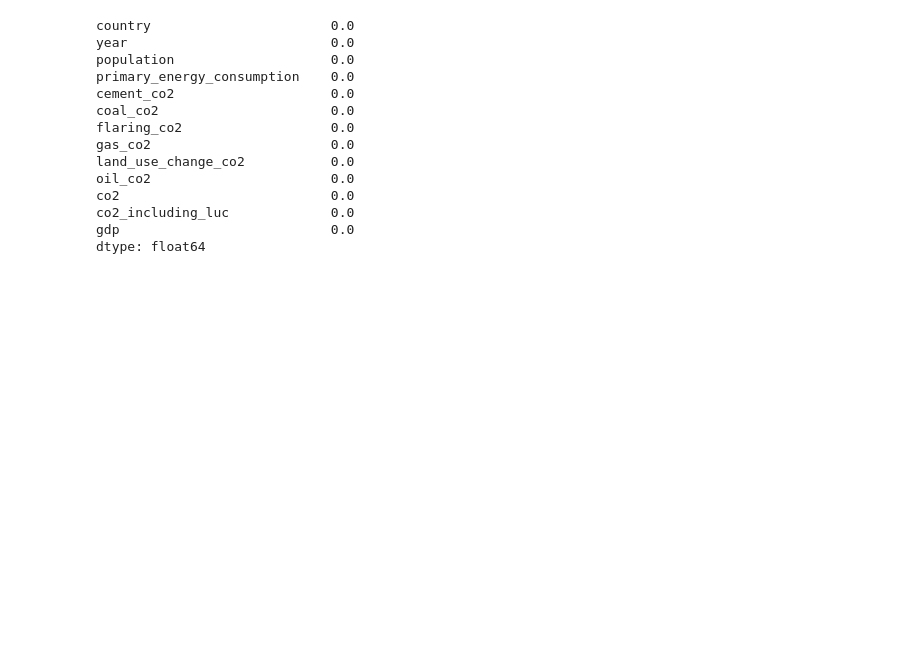
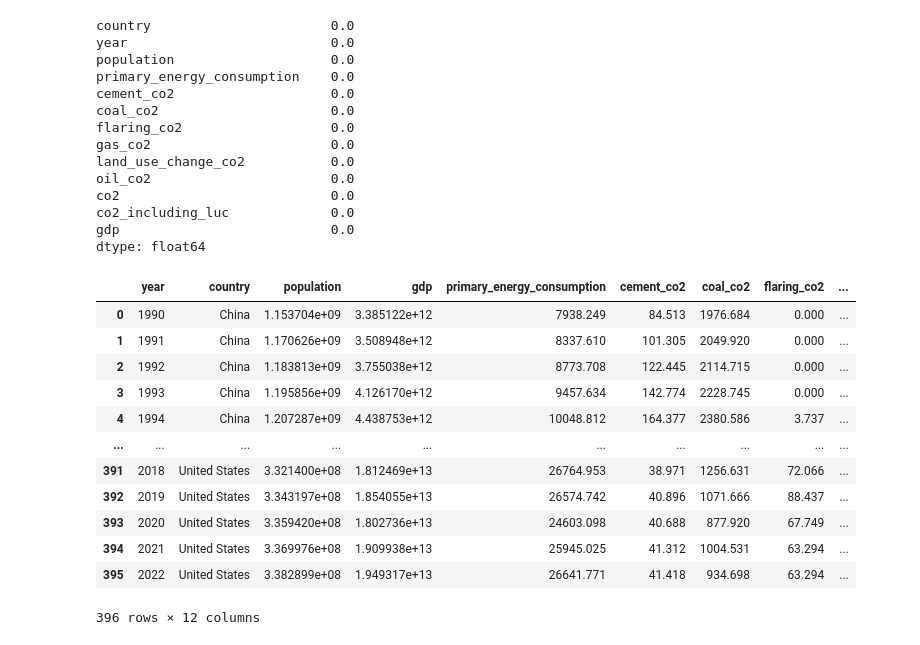
Before and after one commit to Bealtaine16/CO2_Emission, a Jupyter notebook: notebooks/2b_check_top12_countries.ipynb, the cells around one changed output. Cells and saved outputs as stored; diff of their text form; code cells hidden in the pictures; blank space fills up the shorter version.

```diff
--- a/notebooks/2b_check_top12_countries.ipynb
+++ b/notebooks/2b_check_top12_countries.ipynb
@@ -7,5 +9,5 @@ import matplotlib.pyplot as plt
 # %%
-df = pd.read_csv("data/owid-co2-data-exploration.csv")
+df = pd.read_csv("../output/1_data_exploration.csv")
 df
 # %% [output]
 |  | country | year | iso_code | population | primary_energy_consumption | cement_co2 | coal_co2 | consumption_co2 | ... |
@@ -127,4 +129,22 @@ co2                           0.0
 co2_including_luc             0.0
 gdp                           0.0
 dtype: float64
+# %%
+top_countries_df = top_countries_df.reindex(columns=['year', 'country', 'population', 'gdp', 'primary_energy_consumption', 'cement_co2',
+                                                     'coal_co2', 'flaring_co2', 'gas_co2', 'land_use_change_co2', 'oil_co2', 'co2_including_luc'])
+top_countries_df
+# %% [output]
+|  | year | country | population | gdp | primary_energy_consumption | cement_co2 | coal_co2 | flaring_co2 | ... |
+| 0 | 1990 | China | 1.153704e+09 | 3.385122e+12 | 7938.249 | 84.513 | 1976.684 | 0.000 | ... |
+| 1 | 1991 | China | 1.170626e+09 | 3.508948e+12 | 8337.610 | 101.305 | 2049.920 | 0.000 | ... |
+| 2 | 1992 | China | 1.183813e+09 | 3.755038e+12 | 8773.708 | 122.445 | 2114.715 | 0.000 | ... |
+| 3 | 1993 | China | 1.195856e+09 | 4.126170e+12 | 9457.634 | 142.774 | 2228.745 | 0.000 | ... |
+| 4 | 1994 | China | 1.207287e+09 | 4.438753e+12 | 10048.812 | 164.377 | 2380.586 | 3.737 | ... |
+| ... | ... | ... | ... | ... | ... | ... | ... | ... | ... |
+| 391 | 2018 | United States | 3.321400e+08 | 1.812469e+13 | 26764.953 | 38.971 | 1256.631 | 72.066 | ... |
+| 392 | 2019 | United States | 3.343197e+08 | 1.854055e+13 | 26574.742 | 40.896 | 1071.666 | 88.437 | ... |
+| 393 | 2020 | United States | 3.359420e+08 | 1.802736e+13 | 24603.098 | 40.688 | 877.920 | 67.749 | ... |
+| 394 | 2021 | United States | 3.369976e+08 | 1.909938e+13 | 25945.025 | 41.312 | 1004.531 | 63.294 | ... |
+| 395 | 2022 | United States | 3.382899e+08 | 1.949317e+13 | 26641.771 | 41.418 | 934.698 | 63.294 | ... |
+396 rows × 12 columns
 # %%
```
Also changed, not shown: parts of 2 cells of this notebook, 18 other files.
